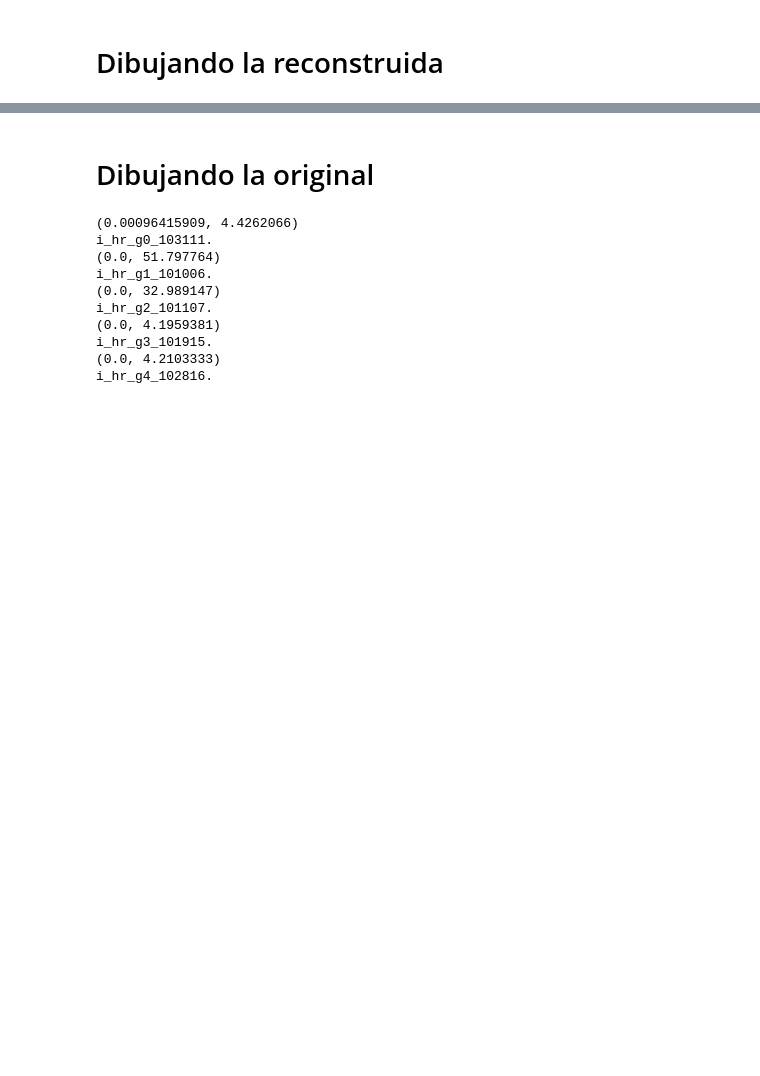
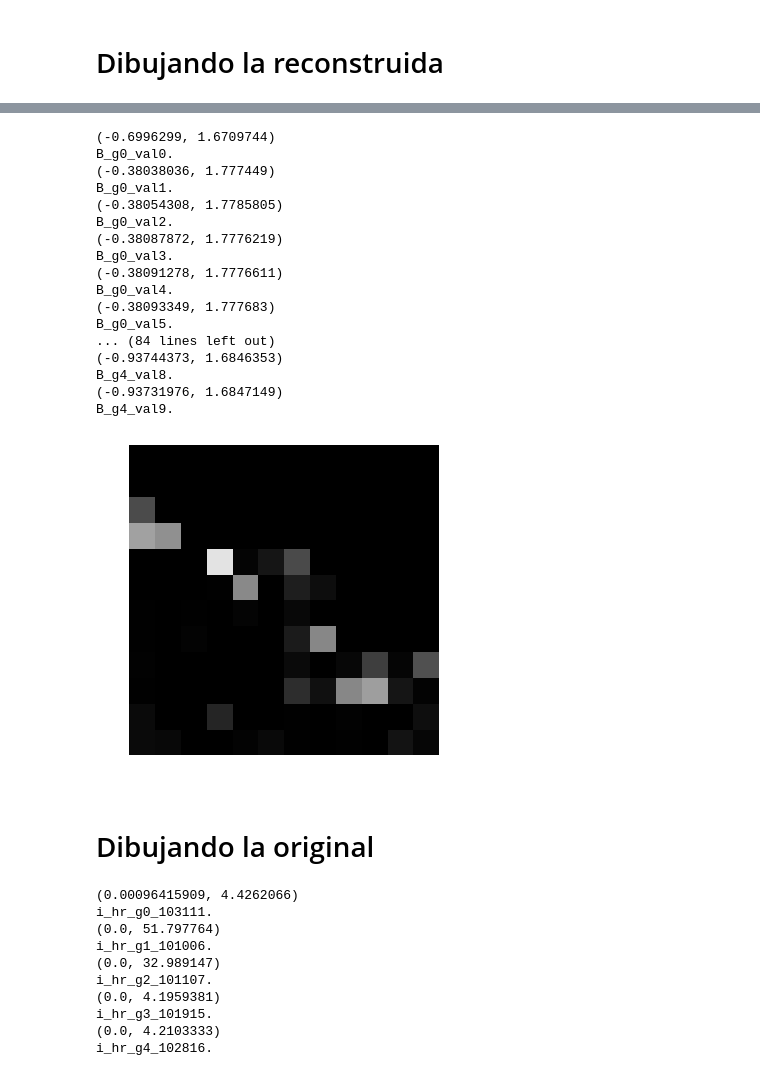
Before and after one commit to egomezsumma/iqt, a Jupyter notebook: Reconstruc min parameters.ipynb, the cells around one changed output, grey strips where cells are left out. Drawn from its saved outputs; the diff is of its cells as text; code cells hidden in the pictures; blank space fills up the shorter version.

```diff
--- a/Reconstruc min parameters.ipynb
+++ b/Reconstruc min parameters.ipynb
@@ -270,3 +290,35 @@ A_g4_val9.
+# %%
+name_tmp3 = base_folder + 'B_g%d_val%d.npy'
+
+for g in xrange(GROUPS):
+    #if g == 0 : continue
+    for i_val in xrange(len(rango)):
+        val = rango[i_val]
+        A = np.load(name_tmp3%(g,i_val))
+        print mm(A, cast_int=False)
+        plt = iu._is(A, vmin=0, vmax=1.5)
+        name_img = ('B_g%d_val%d.npy'%(g, i_val))[:-3]
+        print name_img
+        plt.savefig(base_folder+ '/res/'+name_img +'png')
+# %% [output]
+(-0.6996299, 1.6709744)
+B_g0_val0.
+(-0.38038036, 1.777449)
+B_g0_val1.
+(-0.38054308, 1.7785805)
+B_g0_val2.
+(-0.38087872, 1.7776219)
+B_g0_val3.
+(-0.38091278, 1.7776611)
+B_g0_val4.
+(-0.38093349, 1.777683)
+B_g0_val5.
+... (84 lines left out)
+(-0.93744373, 1.6846353)
+B_g4_val8.
+(-0.93731976, 1.6847149)
+B_g4_val9.
+[figure, added]
 # %% [markdown]
 # Dibujando la original
 # %%
```
Also changed, not shown: parts of 10 cells of this notebook, 3 other files.
